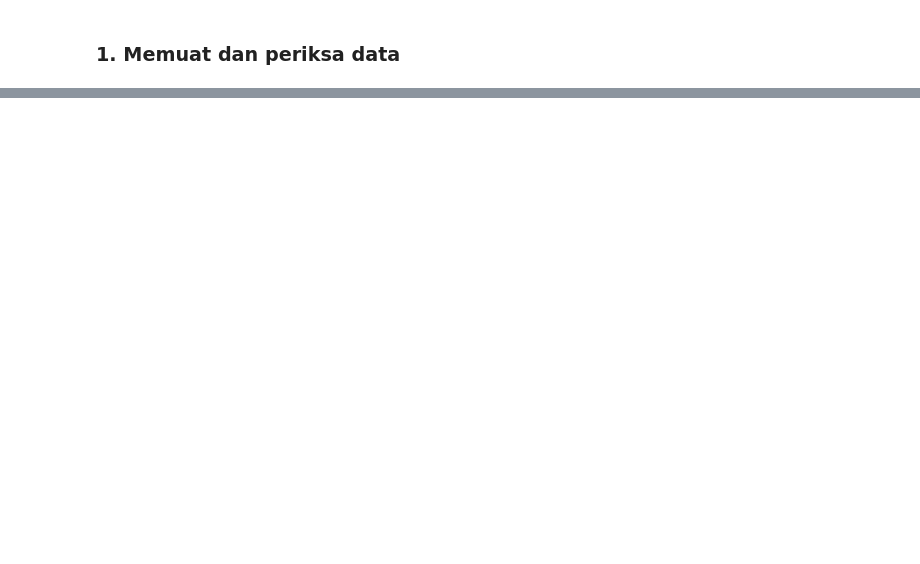
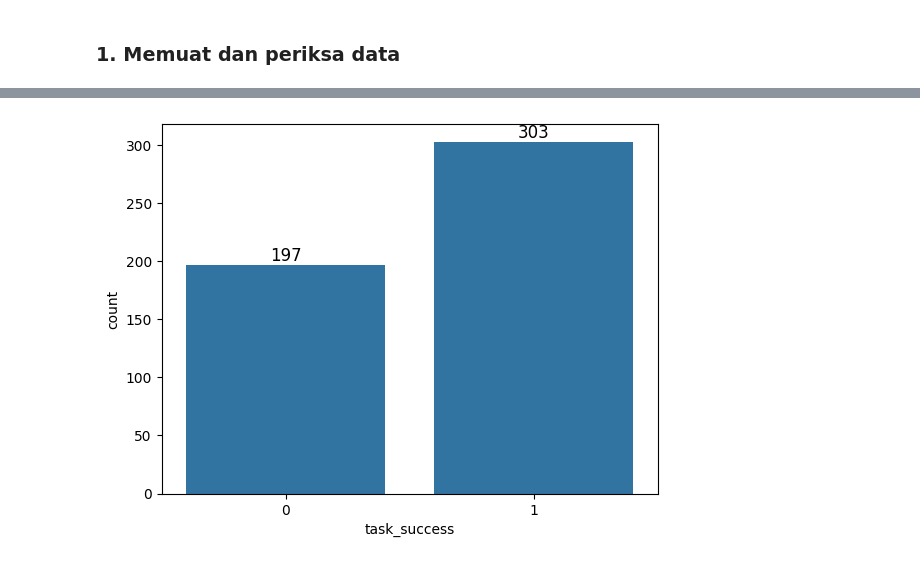
Before and after one commit to Faturar/data-mining-project-ai-developer-productivity-impact, a Jupyter notebook: main.ipynb, the cells around one changed output, grey strips where cells are left out. Drawn from its saved outputs; the diff is of its cells as text; code cells hidden in the pictures; blank space fills up the shorter version.

```diff
--- a/main.ipynb
+++ b/main.ipynb
@@ -278,0 +85,6 @@ plt.show()
+# %%
+ax = sns.countplot(data=df, x='task_success')
+plt.bar_label(ax.containers[0], fontsize=12)
+plt.show()
+# %% [output]
+[figure, added]
```
Also changed, not shown: parts of 76 cells of this notebook, 6 other files.
